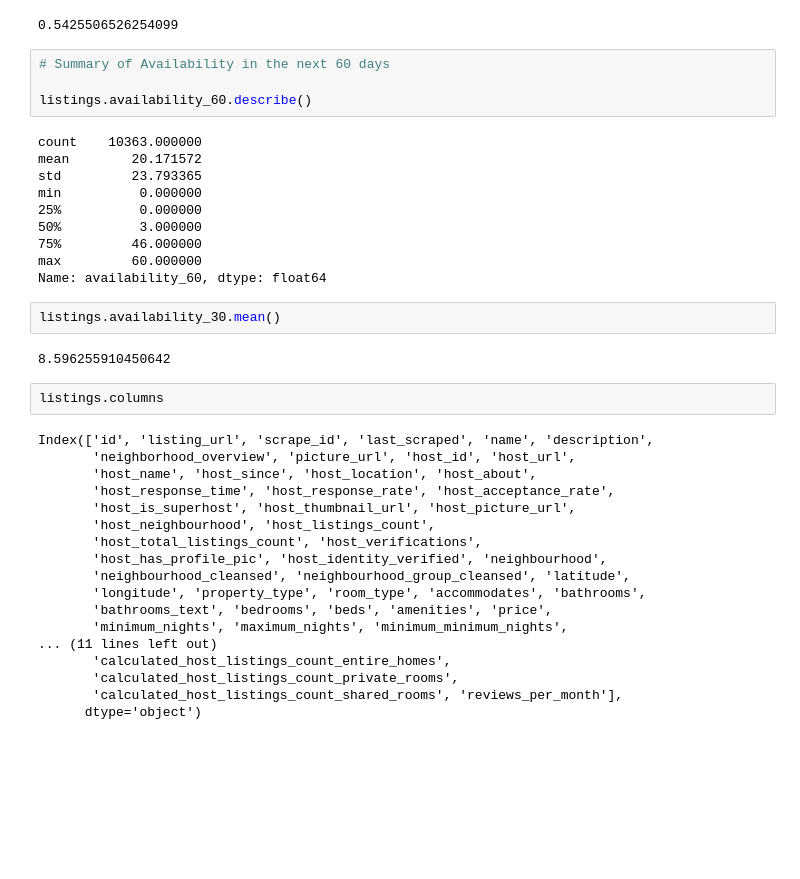
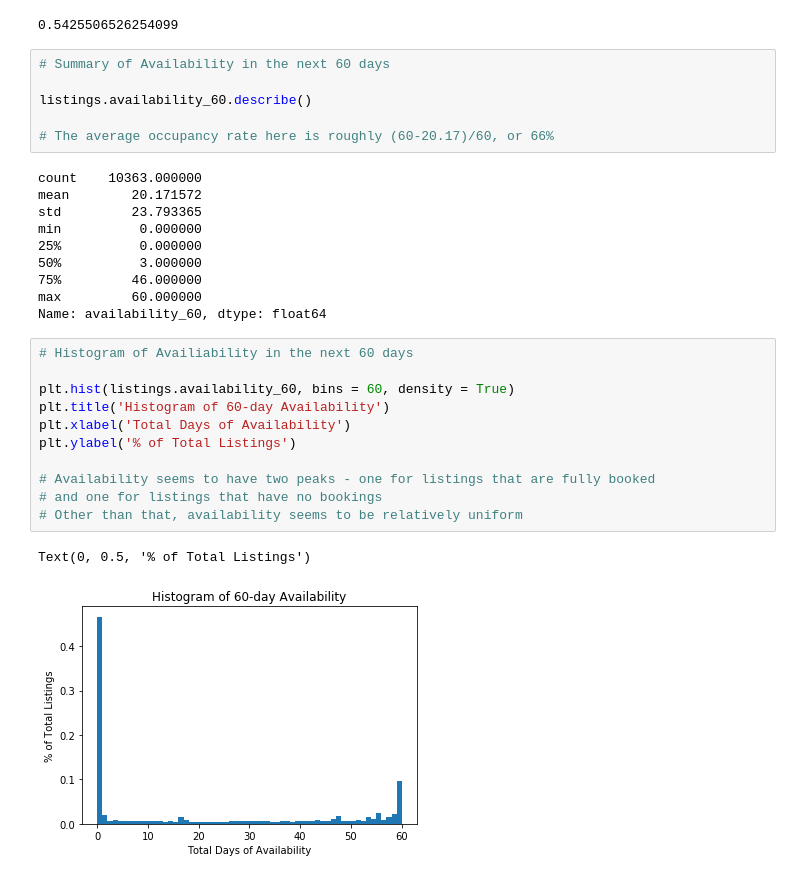
Before and after one commit to jason-nyamberk/stat222-project-airbnb, a Jupyter notebook: EDA.ipynb, the cells around one changed output. Drawn from its saved outputs; the diff is of its cells as text; blank space fills up the shorter version.

Commit message:
Add histogram for availability and correlation graph

```diff
--- a/EDA.ipynb
+++ b/EDA.ipynb
@@ -116,6 +113,8 @@ listings['review_scores_value'].corr(listings['review_scores_location'])
 # Summary of Availability in the next 60 days
 
 listings.availability_60.describe()
+
+# The average occupancy rate here is roughly (60-20.17)/60, or 66%
 # %% [output]
 count    10363.000000
 mean        20.171572
@@ -126,27 +125,17 @@ min          0.000000
 75%         46.000000
 max         60.000000
 Name: availability_60, dtype: float64
-# %%
-listings.availability_30.mean()
-# %% [output]
-8.596255910450642
-# %%
-listings.columns
-# %% [output]
-Index(['id', 'listing_url', 'scrape_id', 'last_scraped', 'name', 'description',
-       'neighborhood_overview', 'picture_url', 'host_id', 'host_url',
-       'host_name', 'host_since', 'host_location', 'host_about',
-       'host_response_time', 'host_response_rate', 'host_acceptance_rate',
-       'host_is_superhost', 'host_thumbnail_url', 'host_picture_url',
-       'host_neighbourhood', 'host_listings_count',
-       'host_total_listings_count', 'host_verifications',
-       'host_has_profile_pic', 'host_identity_verified', 'neighbourhood',
-       'neighbourhood_cleansed', 'neighbourhood_group_cleansed', 'latitude',
-       'longitude', 'property_type', 'room_type', 'accommodates', 'bathrooms',
-       'bathrooms_text', 'bedrooms', 'beds', 'amenities', 'price',
-       'minimum_nights', 'maximum_nights', 'minimum_minimum_nights',
-... (11 lines left out)
-       'calculated_host_listings_count_entire_homes',
-       'calculated_host_listings_count_private_rooms',
-       'calculated_host_listings_count_shared_rooms', 'reviews_per_month'],
-      dtype='object')
+# %%
+# Histogram of Availiability in the next 60 days
+
+plt.hist(listings.availability_60, bins = 60, density = True)
+plt.title('Histogram of 60-day Availability')
+plt.xlabel('Total Days of Availability')
+plt.ylabel('% of Total Listings')
+
+# Availability seems to have two peaks - one for listings that are fully booked
+# and one for listings that have no bookings
+# Other than that, availability seems to be relatively uniform
+# %% [output]
+Text(0, 0.5, '% of Total Listings')
+[figure, added]
```
Also changed, not shown: parts of 7 cells of this notebook.
